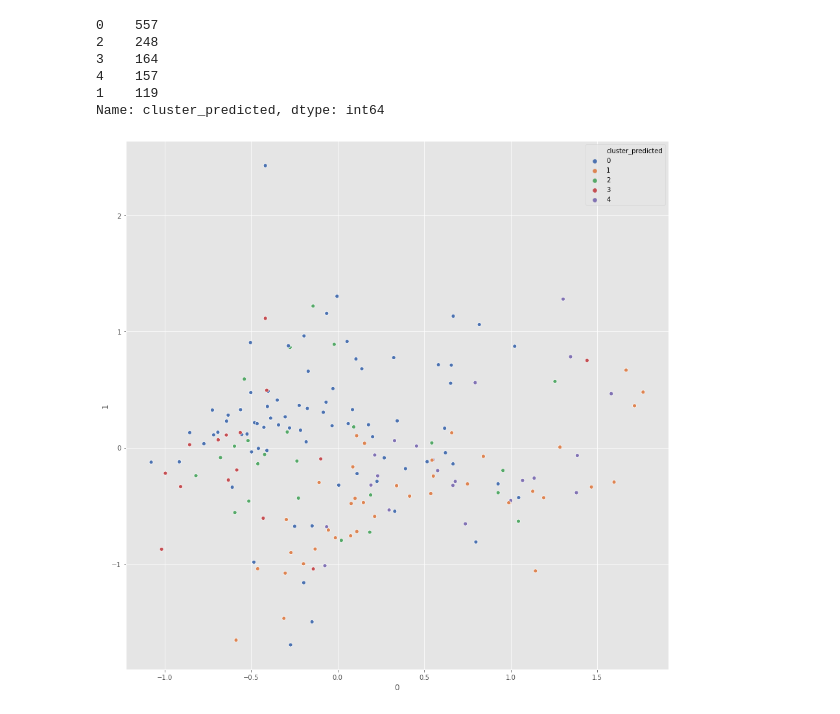
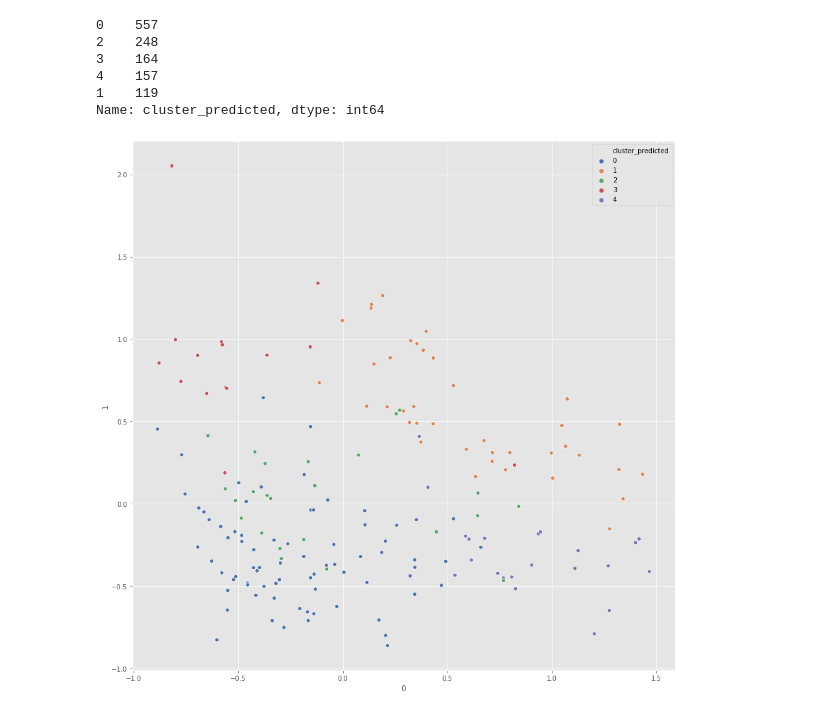
Before and after one commit to domdiac/FORPSICOM, a Jupyter notebook: K Means - 5 cluster.ipynb, the cells around one changed output. Drawn from its saved outputs; the diff is of its cells as text; code cells hidden in the pictures.

```diff
--- a/K Means - 5 cluster.ipynb
+++ b/K Means - 5 cluster.ipynb
@@ -489,12 +489,12 @@ combinedDf1['cluster_predicted'].value_counts()
 Name: cluster_predicted, dtype: int64
 # %%
 mca = prince.MCA()
-mca = mca.fit(gruppo_2.values)
-mca = mca.transform(gruppo_2.values)
+mca = mca.fit(combinedDf2.values)
+mca = mca.transform(combinedDf2.values)
 f, axs = plt.subplots(figsize = (15,15))
 ax = sns.scatterplot(x=mca.loc[:,0], y=mca.loc[:,1], hue=combinedDf2['cluster_predicted'], palette="deep")
 # %% [output]
-[figure, old version]
+[figure, new version]
 # %%
 from sklearn.cluster import KMeans
 from sklearn.metrics import silhouette_samples, silhouette_score
```
Also changed, not shown: parts of 12 cells of this notebook.
